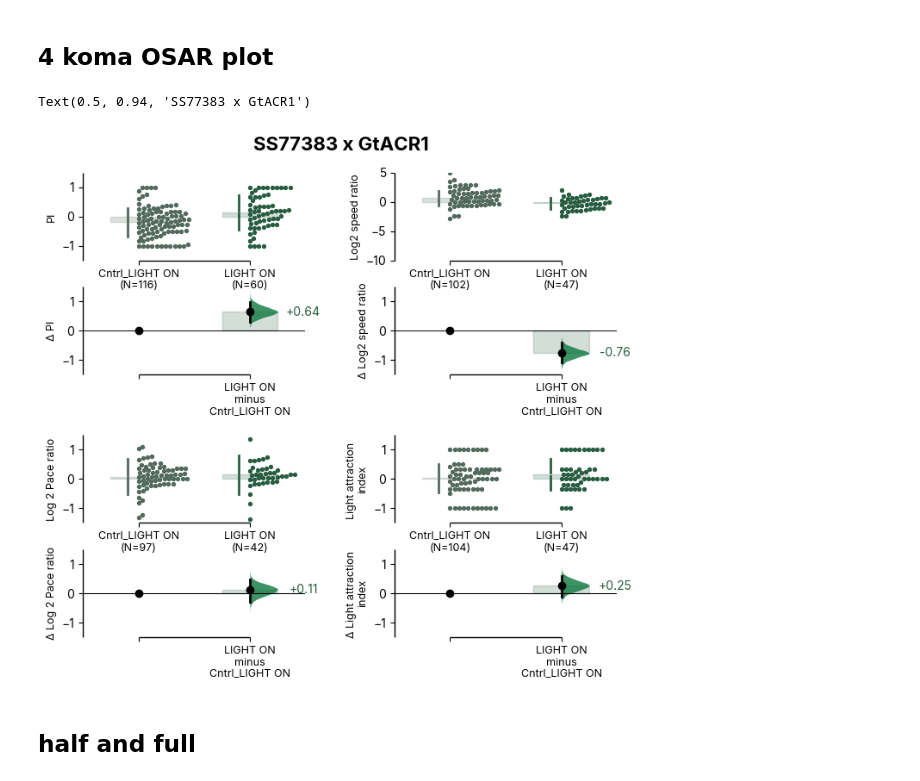
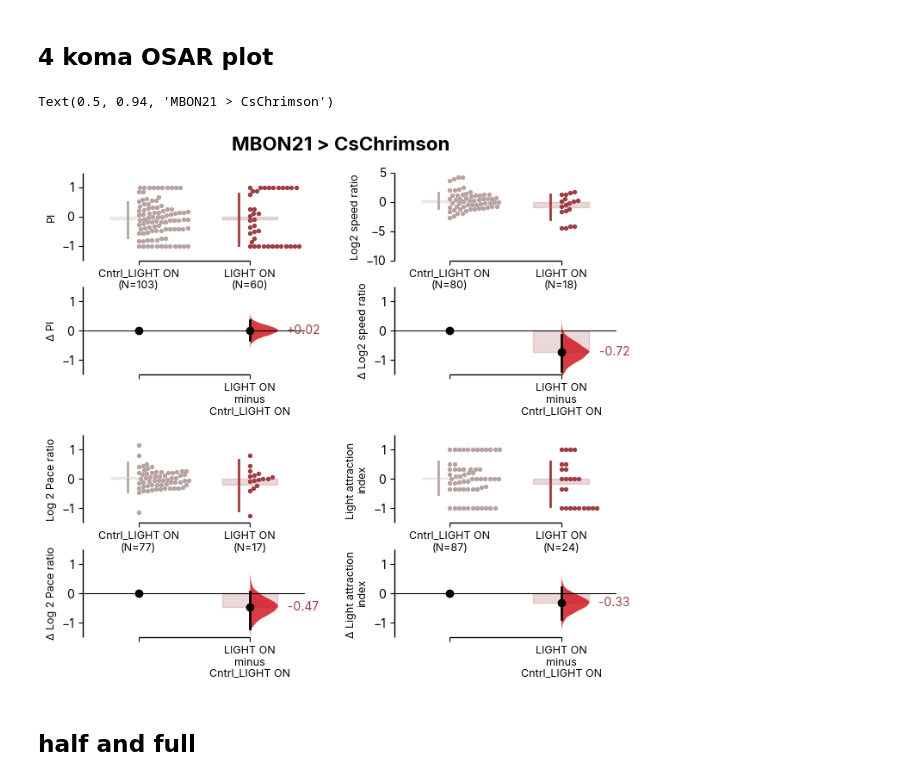
Before and after one commit to lnicole08/OSAR-Nicole-version, a Jupyter notebook: Multi and single dabest OSAR plots.ipynb, the cells around one changed output. Saved outputs shown, nothing was run; the diff lists cells and outputs as text; code cells hidden in the pictures.

```diff
--- a/Multi and single dabest OSAR plots.ipynb
+++ b/Multi and single dabest OSAR plots.ipynb
@@ -160,9 +163,9 @@ def multiresponder_osar(df2, responder):
 # %%
 officecomp = "C:\\Users\\Star\\"
 labcomp = "C:\\Users\\User\\"
-computer2 = "C:\\Users\\lnico\\"
+laptop = "C:\\Users\\lnico\\"
 homecomp = "D:\\"
-specifiedpath = homecomp
+specifiedpath = laptop
 
 responder = "ACR"
 root = specifiedpath + "ACC Lab Dropbox\\ACC Lab\\Nicole Lee\\Data Compilation\\osar_compiled\\"
@@ -270,7 +273,7 @@ f.savefig(imagefile + '.png', bbox_inches="tight", dpi=600)
 # %% [markdown]
 ## Heatmap of single responder
 # %%
-responder = "ACR"
+responder = "Chrimson2"
 # %%
 filepath = root + "20251023_" + responder + "_totalcompilation.csv"
 df2= pd.read_csv(filepath, index_col=0)
@@ -749,8 +752,8 @@ for n in basegenotype:
 ## 4 koma OSAR plot
 # %%
 dir1 = root + "2025collection\\"
-driver = "SS77383"
-responder = "ACR"
+driver = "SS81353"
+responder = "Chrimson2"
 transgenic = driver + " x " + responder
 files2 = dir1 + transgenic + ".csv"
 osarAnalysis =pd.read_csv(files2, index_col=0)
@@ -779,12 +782,13 @@ dfi.rename(columns={'driver': 'MBON'}, inplace = True)
 basegenotype = dfi['MBON'].unique()
 
 figosarfig, axosar = plt.subplots(2,2, figsize = (8,7), gridspec_kw={'wspace':0.4, 'hspace':0.3})
-
+mbonnumber = str(lobelocation[lobelocation['MBON'] == driver]['MBON number'].values[0])
 if responder == "Chrimson2":
     sibling_half_color = "#d77c24"
     half_colors = "#daab7d"
     sibling_full_color = "#c29999"
     full_colors = "#cf0c16"
+    responderrename = "CsChrimson"
     transgenicnaming = transgenic.replace("Chrimson2", "CsChrimson")
 
 
@@ -792,36 +796,37 @@ if responder == "ACR":
     sibling_half_color = "#759c8c"
     half_colors = "#0fab6d"
     sibling_full_color = "#46755c"
     full_colors = "#0d783f"
+    responderrename = "GtACR1"
     transgenicnaming = transgenic.replace("ACR", "GtACR1")
 
 
 my_color_palette = {"Cntrl_LIGHT ON" : sibling_full_color,
                         "LIGHT ON"    : full_colors,
                       }
 
 twolightdabest(dfi, basegenotype,'pi_smoothed_Pattern 01', 'Full').hedges_g.plot(float_contrast=False, fontsize_rawylabel=9, fontsize_rawxlabel=9, raw_ylim=(-1.5,1.5),
                                                                       fontsize_contrastxlabel=9, fontsize_contrastylabel=9, raw_marker_size=2, contrast_marker_size=6,
                                                                       custom_palette=my_color_palette,raw_label="PI", contrast_label="Δ PI", contrast_ylim=(-1.5,1.5), ax = axosar.flat[0]);
 
 twolightdabest(dfi, basegenotype,'log2_speed_ratio_Pattern 01', 'Full').hedges_g.plot(float_contrast=False, fontsize_rawylabel=9, fontsize_rawxlabel=9, raw_ylim=(-10,5),
                                                                       fontsize_contrastxlabel=9, fontsize_contrastylabel=9, raw_marker_size=2, contrast_marker_size=6,
                                                                       custom_palette=my_color_palette, raw_label="Log2 speed ratio",contrast_label="Δ Log2 speed ratio", contrast_ylim=(-1.5,1.5), ax = axosar.flat[1]);
 
 twolightdabest(dfi, basegenotype,'log2_pace_ratio_Pattern 01', 'Full').hedges_g.plot(float_contrast=False, fontsize_rawylabel=9, fontsize_rawxlabel=9, raw_ylim=(-1.5,1.5),
                                                                       fontsize_contrastxlabel=9, fontsize_contrastylabel=9, raw_marker_size=2, contrast_marker_size=6,
                                                                       custom_palette= my_color_palette, raw_label="Log 2 Pace ratio",contrast_label="Δ Log 2 Pace ratio", contrast_ylim=(-1.5,1.5), ax = axosar.flat[2]);
 
 twolightdabest(dfi, basegenotype,'light_attraction_index_Pattern 01', 'Full').hedges_g.plot(float_contrast=False, fontsize_rawylabel=9, fontsize_rawxlabel=9, raw_ylim=(-1.5,1.5),
                                                                       fontsize_contrastxlabel=9, fontsize_contrastylabel=9, raw_marker_size=2, contrast_marker_size=6,
                                                                       custom_palette=my_color_palette, raw_label="Light attraction \nindex",contrast_label="Δ Light attraction \nindex", contrast_ylim=(-1.5,1.5), ax = axosar.flat[3])
 
 
-figosarfig.suptitle(transgenicnaming, weight = "bold", fontsize = 16, y=0.94)
+figosarfig.suptitle(mbonnumber + " > " + responderrename, weight = "bold", fontsize = 16, y=0.94)
 #plt.savefig(filesavedir + date + transgenicnaming + "4komaosarplots.svg")
 # %% [output]
-Text(0.5, 0.94, 'SS77383 x GtACR1')
+Text(0.5, 0.94, 'MBON21 > CsChrimson')
-[figure, old version]
+[figure, new version]
 # %% [markdown]
 ## half and full
 # %%
```
Also changed, not shown: parts of 2 cells of this notebook.
